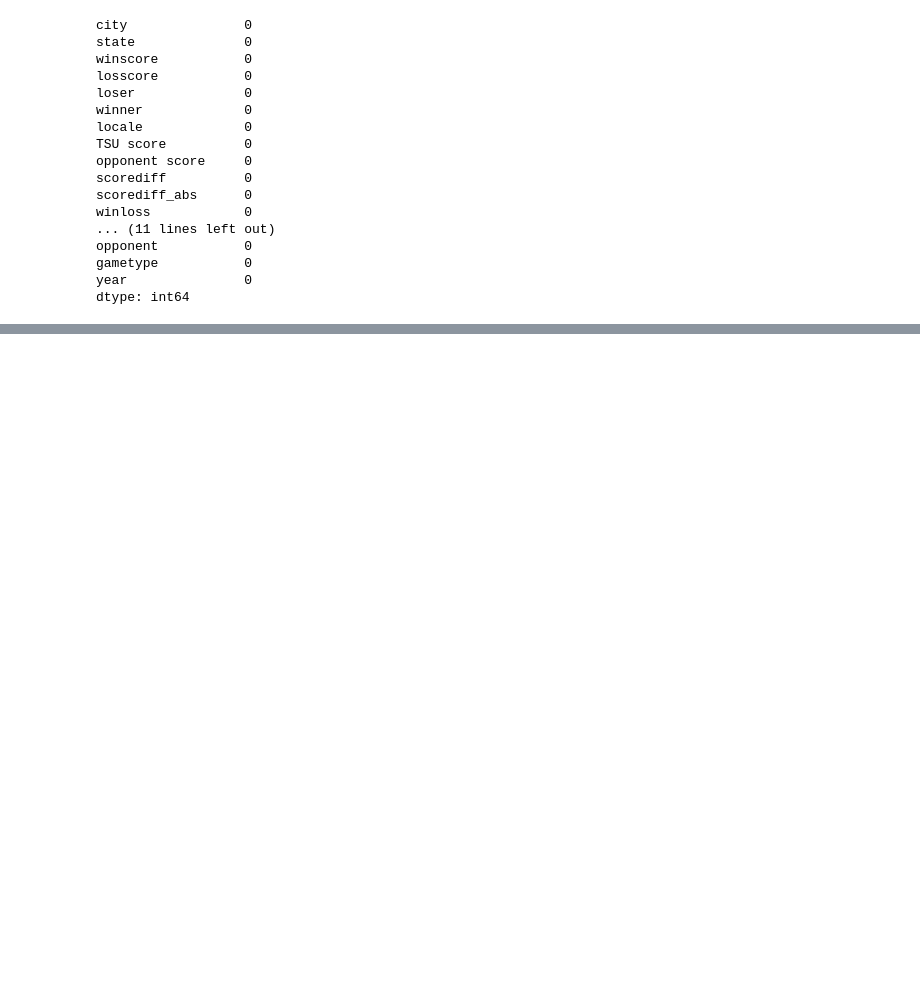
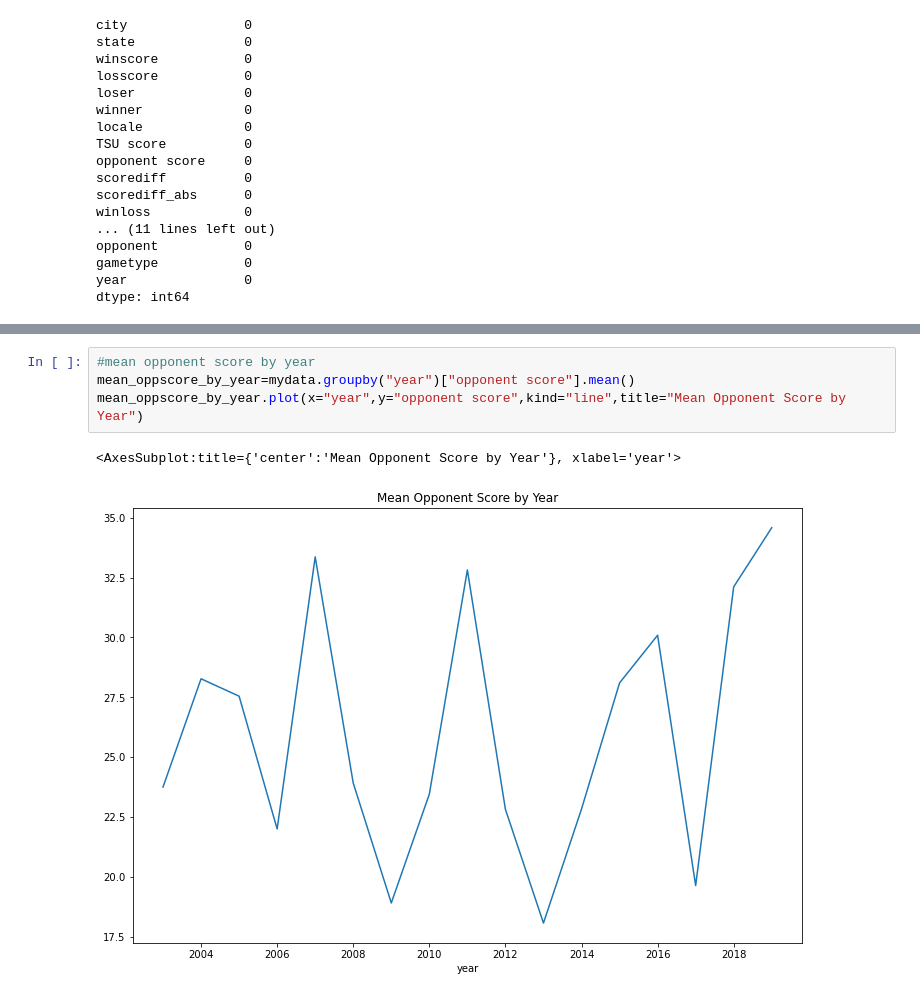
Before and after one commit to e-harrell/TSU, a Jupyter notebook: exploratory data analysis.ipynb, the cells around one changed output, grey strips where cells are left out. Saved outputs shown, nothing was run; the diff lists cells and outputs as text; blank space fills up the shorter version.

```diff
--- a/exploratory data analysis.ipynb
+++ b/exploratory data analysis.ipynb
@@ -132,0 +160,7 @@ plt.show()
+# %%
+#mean opponent score by year
+mean_oppscore_by_year=mydata.groupby("year")["opponent score"].mean()
+mean_oppscore_by_year.plot(x="year",y="opponent score",kind="line",title="Mean Opponent Score by Year")
+# %% [output]
+<AxesSubplot:title={'center':'Mean Opponent Score by Year'}, xlabel='year'>
+[figure, added]
```
Also changed, not shown: parts of 13 cells of this notebook.
